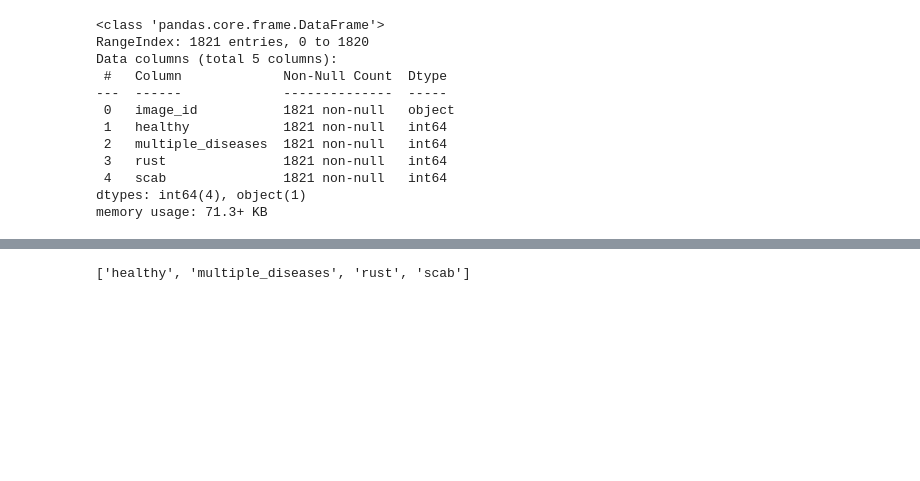
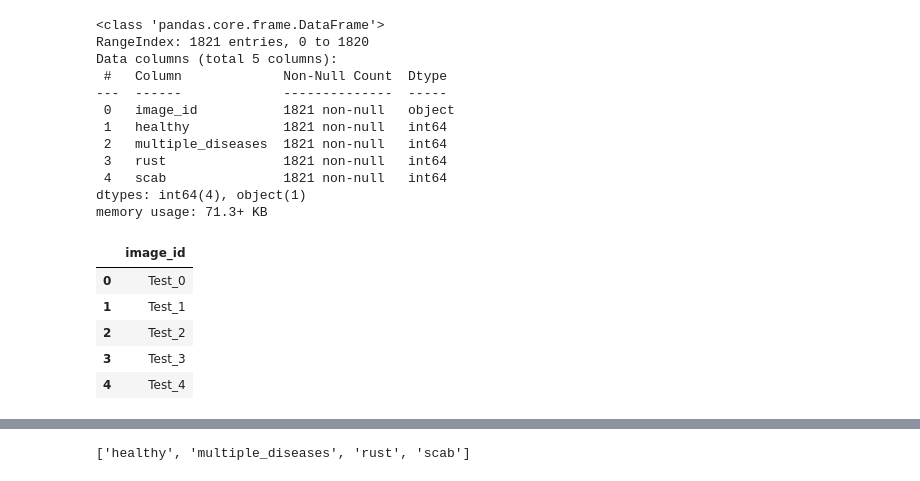
Before and after one commit to carlsec/machine_learning, a Jupyter notebook: Plant_Pathology_2020_FGVC7.ipynb, the cells around one changed output, grey strips where cells are left out. Cells and saved outputs as stored; diff of their text form; code cells hidden in the pictures; blank space fills up the shorter version.

```diff
--- a/Plant_Pathology_2020_FGVC7.ipynb
+++ b/Plant_Pathology_2020_FGVC7.ipynb
@@ -117,3 +160,12 @@ Data columns (total 5 columns):
  4   scab               1821 non-null   int64
 dtypes: int64(4), object(1)
 memory usage: 71.3+ KB
+# %%
+test.head()
+# %% [output]
+|  | image_id |
+| 0 | Test_0 |
+| 1 | Test_1 |
+| 2 | Test_2 |
+| 3 | Test_3 |
+| 4 | Test_4 |
```
Also changed, not shown: parts of 24 cells of this notebook.
